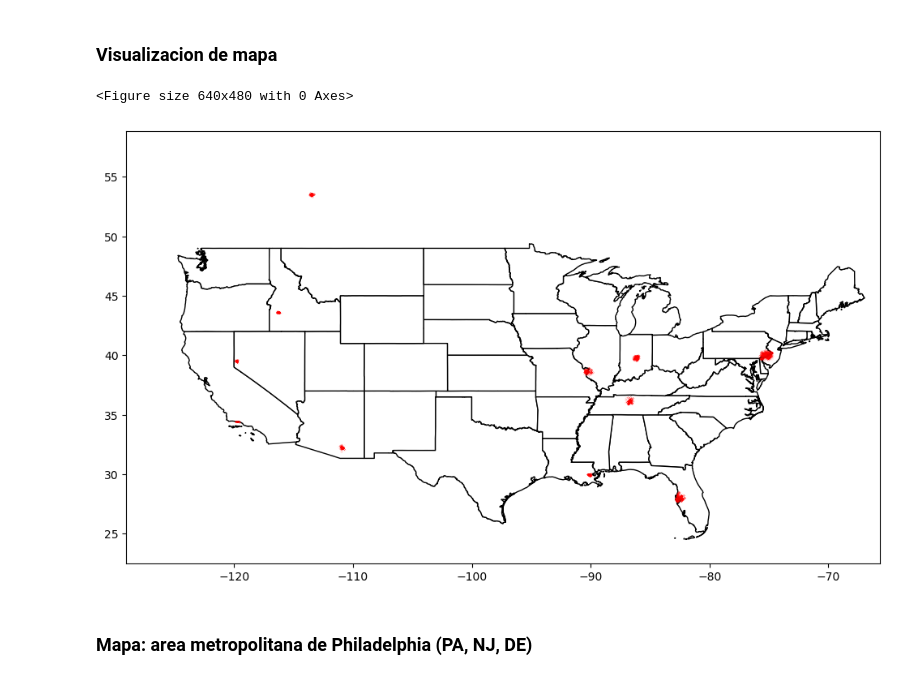
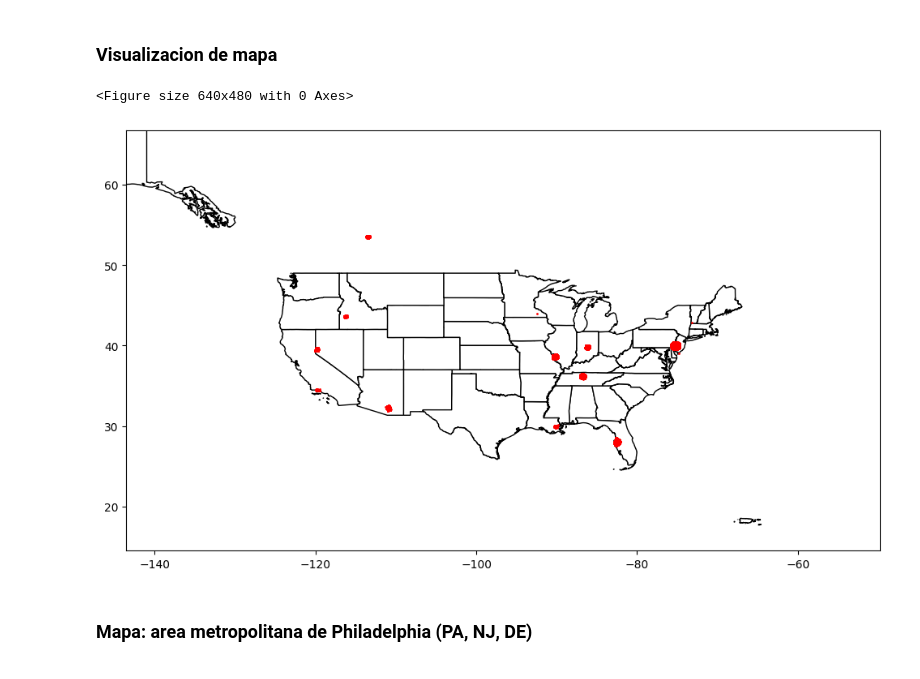
Before and after one commit to litcoininvestorbros/Henry_PF, a Jupyter notebook: notebooks/EDA/yelp_general.ipynb, the cells around one changed output. Saved outputs shown, nothing was run; the diff lists cells and outputs as text; code cells hidden in the pictures.

```diff
--- a/notebooks/EDA/yelp_general.ipynb
+++ b/notebooks/EDA/yelp_general.ipynb
@@ -542,11 +542,11 @@ def crear_plot_mapa(df: pd.DataFrame) -> plt.Figure:
 
     return plt
 # %%
-mapa_business = crear_plot_mapa(df_business)
+mapa_business = crear_plot_mapa(df_business_raw)
 mapa_business.show()
 # %% [output]
 <Figure size 640x480 with 0 Axes>
-[figure, old version]
+[figure, new version]
 # %% [markdown]
 ### Mapa: area metropolitana de Philadelphia (PA, NJ, DE)
 # %% [markdown]
```
Also changed, not shown: parts of 11 cells of this notebook, 2 other files.
